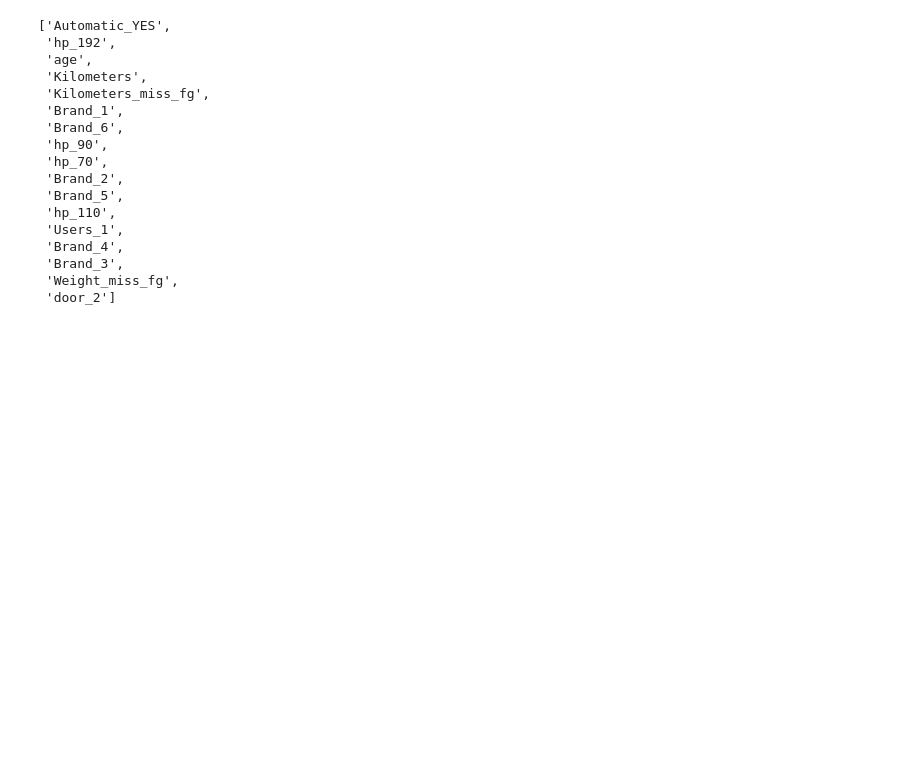
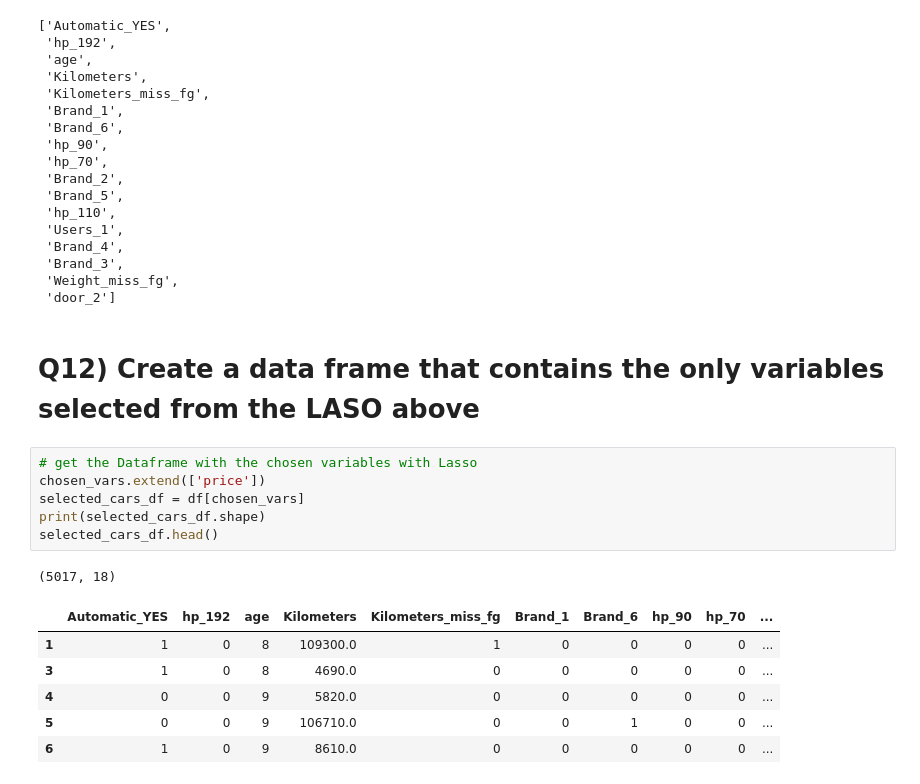
Before and after one commit to code-JOA/MiniMachineLearning, a Jupyter notebook: LinearRegression/CarProject-StatsModels/CarProject.ipynb, the cells around one changed output. Saved outputs shown, nothing was run; the diff lists cells and outputs as text; blank space fills up the shorter version.

```diff
--- a/LinearRegression/CarProject-StatsModels/CarProject.ipynb
+++ b/LinearRegression/CarProject-StatsModels/CarProject.ipynb
@@ -448,3 +447,19 @@ I have selected 17 variables based on LASO, their indices are
  'Brand_3',
  'Weight_miss_fg',
  'door_2']
+# %% [markdown]
+# <a id='7'>Q12) Create a data frame that contains the only variables selected from the LASO above<a/>
+# %%
+# get the Dataframe with the chosen variables with Lasso
+chosen_vars.extend(['price'])
+selected_cars_df = df[chosen_vars]
+print(selected_cars_df.shape)
+selected_cars_df.head()
+# %% [output]
+(5017, 18)
+|  | Automatic_YES | hp_192 | age | Kilometers | Kilometers_miss_fg | Brand_1 | Brand_6 | hp_90 | hp_70 | ... |
+| 1 | 1 | 0 | 8 | 109300.0 | 1 | 0 | 0 | 0 | 0 | ... |
+| 3 | 1 | 0 | 8 | 4690.0 | 0 | 0 | 0 | 0 | 0 | ... |
+| 4 | 0 | 0 | 9 | 5820.0 | 0 | 0 | 0 | 0 | 0 | ... |
+| 5 | 0 | 0 | 9 | 106710.0 | 0 | 0 | 1 | 0 | 0 | ... |
+| 6 | 1 | 0 | 9 | 8610.0 | 0 | 0 | 0 | 0 | 0 | ... |
```
Also changed, not shown: parts of 4 cells of this notebook.
